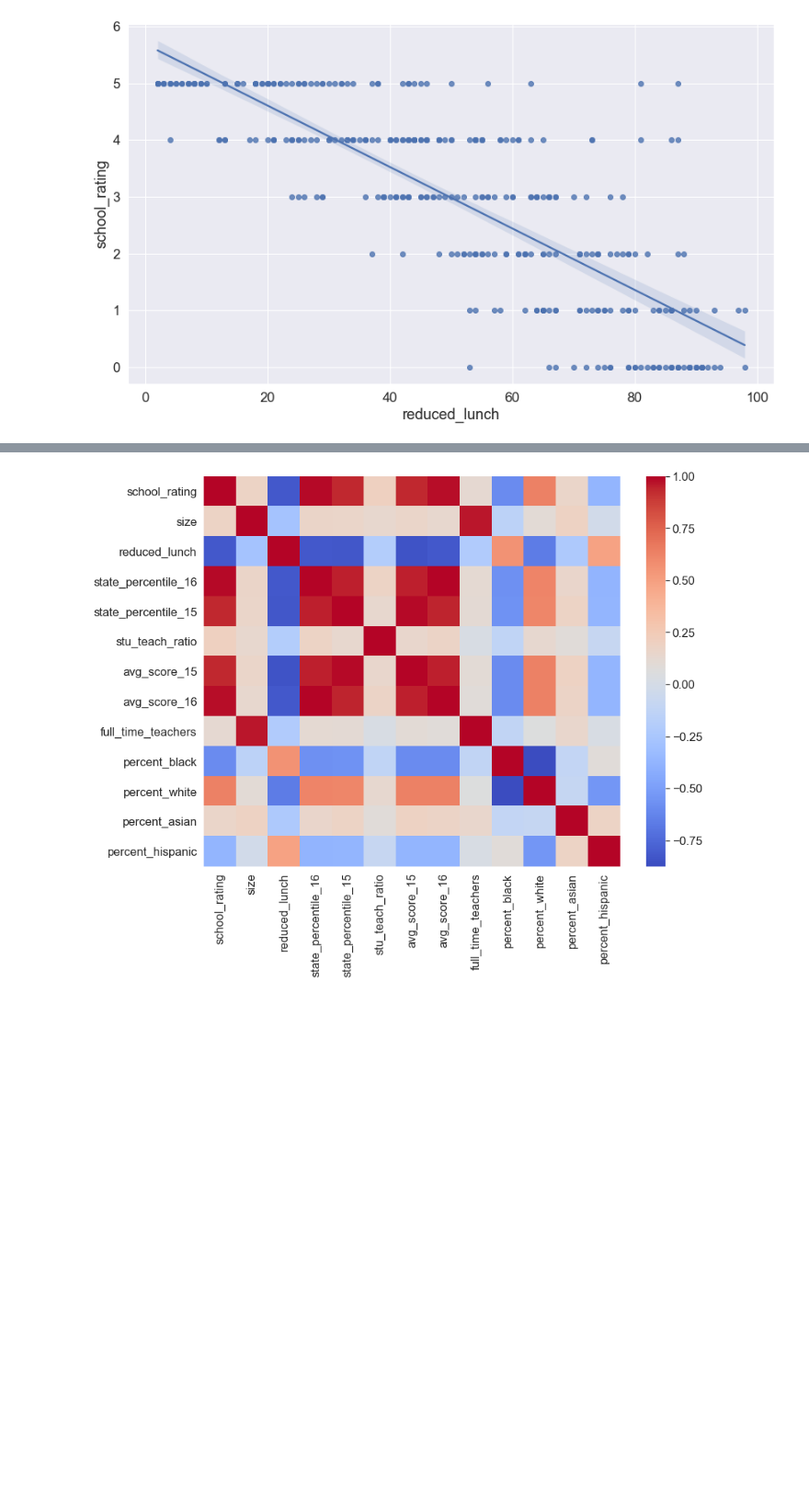
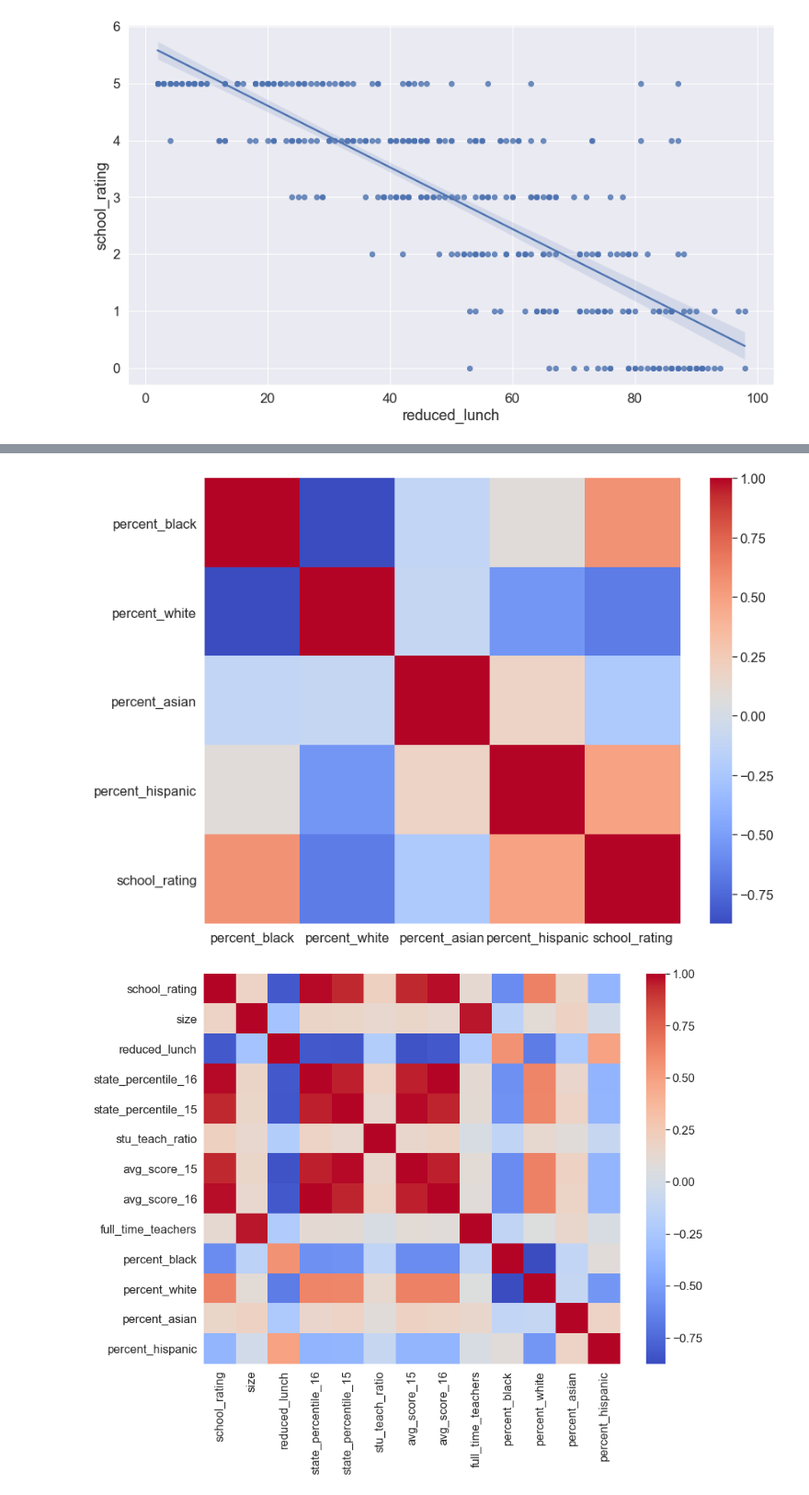
Before and after one commit to Joychemu/data_science_python, a Jupyter notebook: descriptive_case_study.ipynb, the cells around one changed output, grey strips where cells are left out. Shown at 92% size. Drawn from its saved outputs; the diff is of its cells as text; code cells hidden in the pictures; blank space fills up the shorter version.

```diff
--- a/descriptive_case_study.ipynb
+++ b/descriptive_case_study.ipynb
@@ -117,0 +158,6 @@ _ = sns.regplot(data=df, x='reduced_lunch', y='school_rating')
+# %%
+races_sr =df [['percent_black', 'percent_white',
+       'percent_asian', 'percent_hispanic', 'school_rating']]
+# %%
+races_sr_corr=races_sr.corr()
+races_sr_corr
@@ -118,3 +171,13 @@ _ = sns.regplot(data=df, x='reduced_lunch', y='school_rating')
+# %%
+_, ax = plt.subplots(figsize=(13,10))
+
+# graph correlation matrix
+_ = sns.heatmap(pw_rl_corr, ax=ax,
+                xticklabels=races_sr_corr.columns.values,
+                yticklabels=races_sr_corr.columns.values,
+                cmap='coolwarm')
+# %% [output]
+[figure, added]
 # %%
 # create tabular correlation matrix
 corr = df.corr()
```
Also changed, not shown: parts of 7 cells of this notebook, 6 other files.
